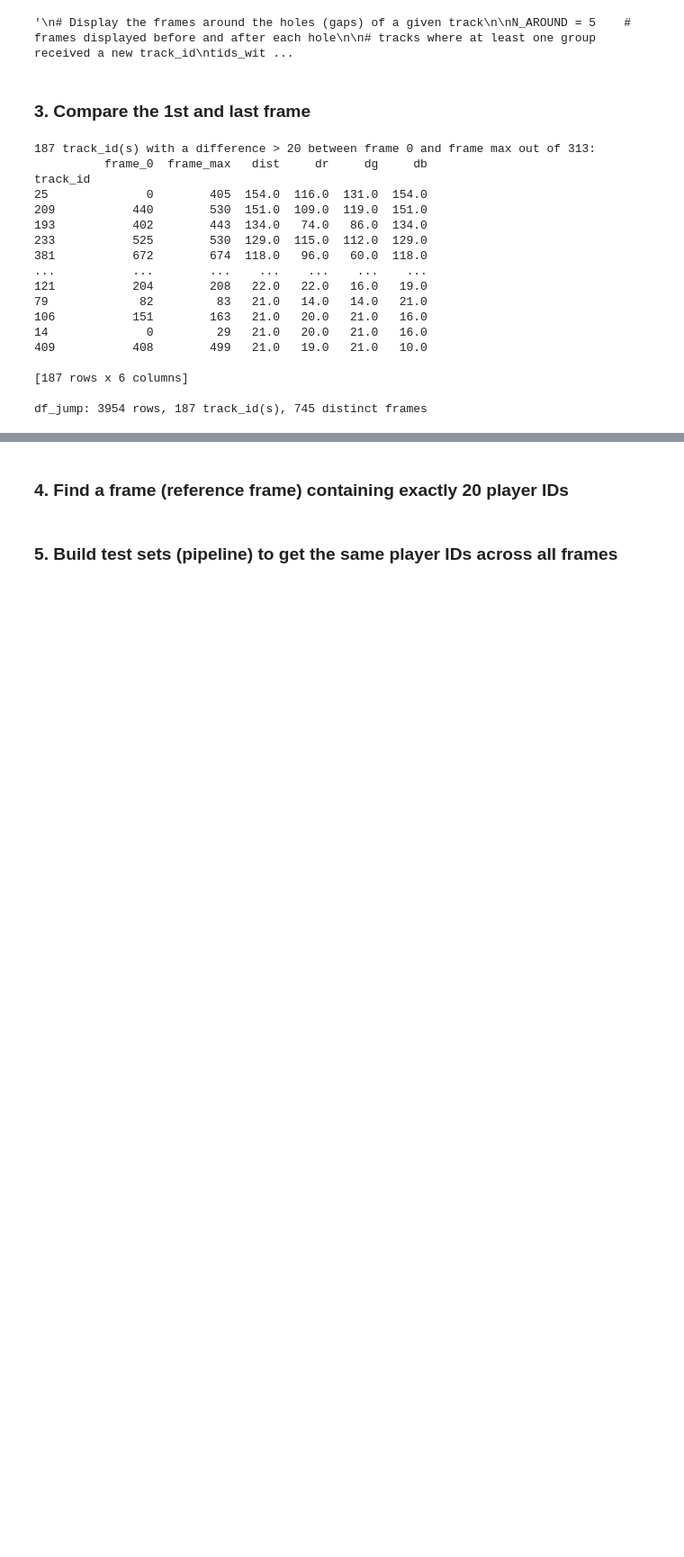
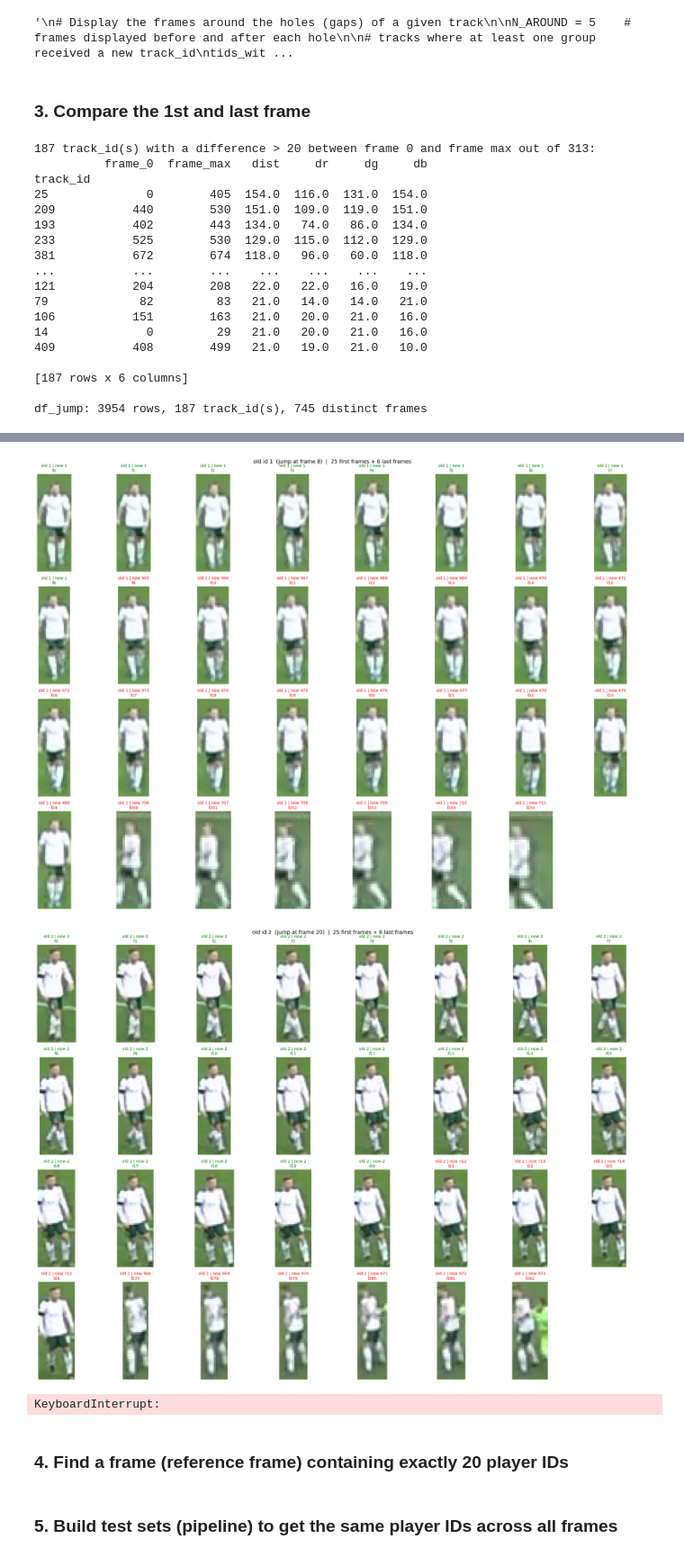
Before and after one commit to Amal1703/AI_ML_football, a Jupyter notebook: stage_2.ipynb, the cells around one changed output, grey strips where cells are left out. Shown at 90% size. Drawn from its saved outputs; the diff is of its cells as text; code cells hidden in the pictures; blank space fills up the shorter version.

```diff
--- a/stage_2.ipynb
+++ b/stage_2.ipynb
@@ -3741,9 +3753,9 @@ new_ids = (players_df_2[players_df_2['track_id'] != players_df_2['track_id_orig'
 
 table = (keys.merge(new_ids, on='track_id_orig', how='left')
              .rename(columns={'track_id_orig': 'old_id'}))
-print(table[['old_id', 'frame_jump', 'nb_dep',
-             'first_new_id', 'last_new_id', 'nb_new_ids']]
-      .to_string(index=False))
+#print(table[['old_id', 'frame_jump', 'nb_dep',
+           #  'first_new_id', 'last_new_id', 'nb_new_ids']]
+    #  .to_string(index=False))
 
 # 2. For each split track: show the first N_BEFORE and last N_AFTER crops
 for _, k in keys.iterrows():
@@ -3766,33 +3778,37 @@ for _, k in keys.iterrows():
                              figsize=(CELL_W * COLS, CELL_H * n_rows),
                              squeeze=False)
     fig.suptitle(f"old id {old}  (jump at frame {fs})  |  "
                  f"{len(first_rows)} first frames + {len(last_rows)} last frames",
                  fontsize=13)
 
     # Hide all axes first (unused cells stay empty)
     for ax in axes.ravel():
 
         ax.axis('off')
 
     for ax, (_, r) in zip(axes.ravel(), rows.iterrows()):
         f = frames_video[int(r['frame'])]
         h, w = f.shape[:2]
 
         # Clip the bbox to the image borders
         x1, y1, x2, y2 = (int(round(v)) for v in (r['x1'], r['y1'], r['x2'], r['y2']))
         x1, x2 = max(0, min(x1, w)), max(0, min(x2, w))
         y1, y2 = max(0, min(y1, h)), max(0, min(y2, h))
         if x2 > x1 and y2 > y1:
             ax.imshow(f[y1:y2, x1:x2, ::-1])                  # BGR -> RGB
 
         # Red title = frame with a new id (after the jump), green = original id
         is_new = int(r['track_id']) != int(r['track_id_orig'])
         ax.set_title(f"old {old} | new {int(r['track_id'])}\nf{int(r['frame'])}",
                      fontsize=10, color='red' if is_new else 'green')
 
     plt.tight_layout()
     plt.show()
     plt.close(fig)
+# %% [output]
+[figure, added]
+[figure, added]
+KeyboardInterrupt:
 # %% [markdown]
 ###  4. Find a frame (reference frame) containing exactly 20 player IDs
 # %%
```
Also changed, not shown: parts of 2 cells of this notebook.
